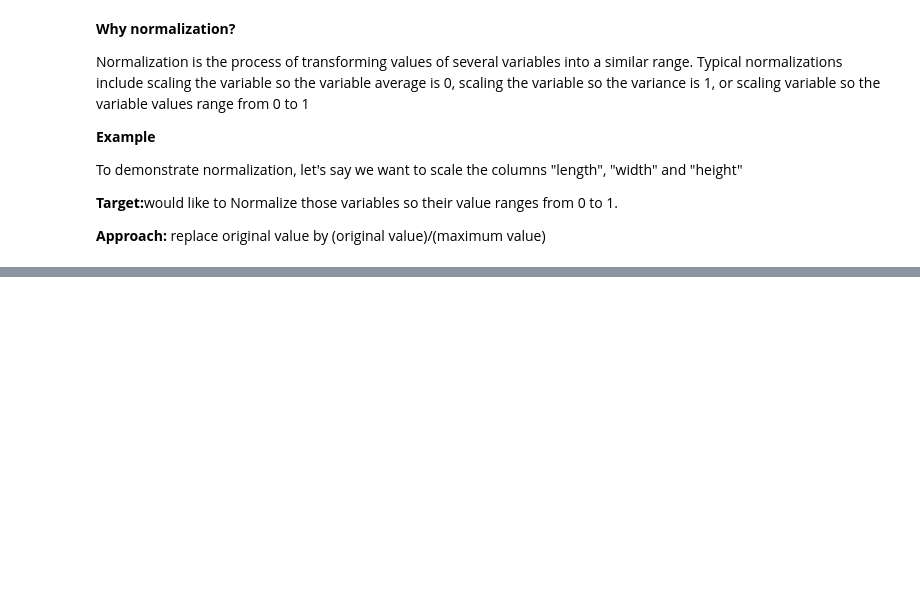
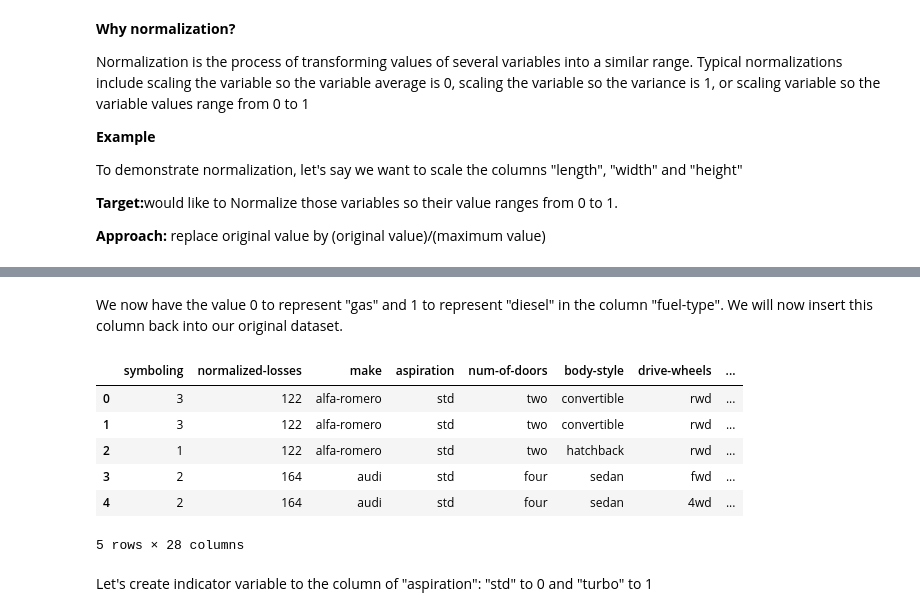
Before and after one commit to essanhaji/car_prices, a Jupyter notebook: main.ipynb, the cells around one changed output, grey strips where cells are left out. Saved outputs shown, nothing was run; the diff lists cells and outputs as text; code cells hidden in the pictures; blank space fills up the shorter version.

```diff
--- a/main.ipynb
+++ b/main.ipynb
@@ -421,0 +498,4 @@ df
+# %%
+dummy_variable_fuel = pd.get_dummies(df["fuel-type"])
+dummy_variable_fuel.rename(columns={'gas':'fuel-type-gas', 'diesel':'fuel-type-diesel'}, inplace=True)
+dummy_variable_fuel.head()
@@ -421,0 +509,19 @@ df
+# %% [markdown]
+We now have the value 0 to represent "gas" and 1 to represent "diesel" in the column "fuel-type". We will now insert this column back into our original dataset.
+# %%
+# merge data frame "df" and "dummy_variable_1"
+df = pd.concat([df, dummy_variable_fuel], axis=1)
+
+# drop original column "fuel-type" from "df"
+df.drop("fuel-type", axis = 1, inplace=True)
+df.head()
+# %% [output]
+|  | symboling | normalized-losses | make | aspiration | num-of-doors | body-style | drive-wheels | ... |
+| 0 | 3 | 122 | alfa-romero | std | two | convertible | rwd | ... |
+| 1 | 3 | 122 | alfa-romero | std | two | convertible | rwd | ... |
+| 2 | 1 | 122 | alfa-romero | std | two | hatchback | rwd | ... |
+| 3 | 2 | 164 | audi | std | four | sedan | fwd | ... |
+| 4 | 2 | 164 | audi | std | four | sedan | 4wd | ... |
+5 rows × 28 columns
+# %% [markdown]
+Let's create indicator variable to the column of "aspiration": "std" to 0 and "turbo" to 1
```
Also changed, not shown: parts of 28 cells of this notebook.
